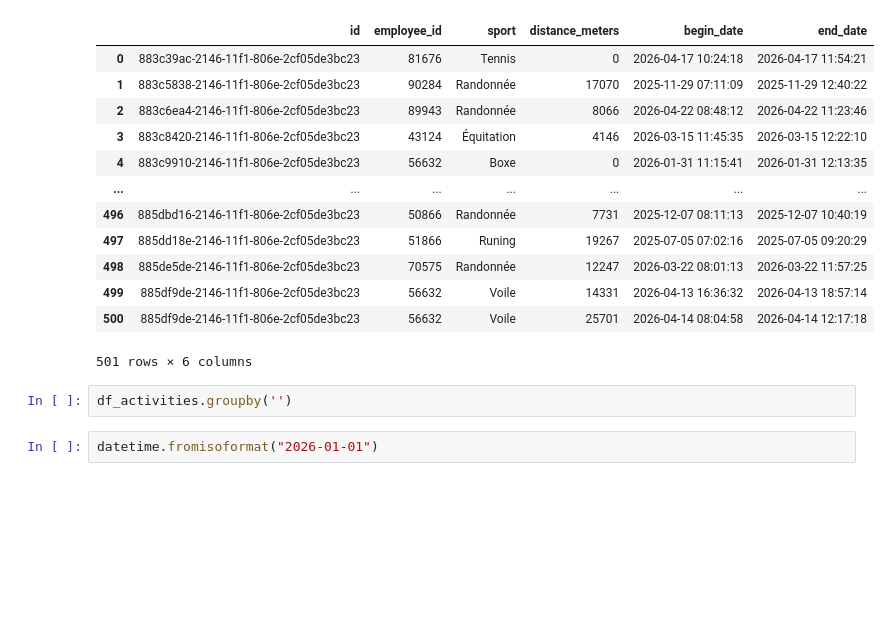
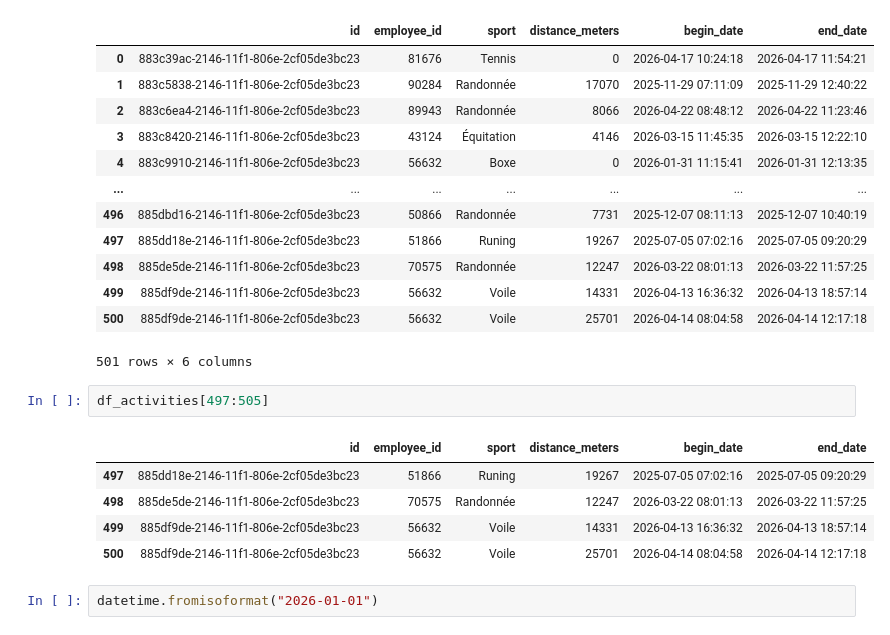
Before and after one commit to day811/OCDE-P12, a Jupyter notebook: notebooks/explore.ipynb, the cells around one changed output. Cells and saved outputs as stored; diff of their text form; blank space fills up the shorter version.

```diff
--- a/notebooks/explore.ipynb
+++ b/notebooks/explore.ipynb
@@ -400,7 +400,13 @@ df_activities
 | 500 | 885df9de-2146-11f1-806e-2cf05de3bc23 | 56632 | Voile | 25701 | 2026-04-14 08:04:58 | 2026-04-14 12:17:18 |
 501 rows × 6 columns
 # %%
-df_activities.groupby('')
+df_activities[497:505]
+# %% [output]
+|  | id | employee_id | sport | distance_meters | begin_date | end_date |
+| 497 | 885dd18e-2146-11f1-806e-2cf05de3bc23 | 51866 | Runing | 19267 | 2025-07-05 07:02:16 | 2025-07-05 09:20:29 |
+| 498 | 885de5de-2146-11f1-806e-2cf05de3bc23 | 70575 | Randonnée | 12247 | 2026-03-22 08:01:13 | 2026-03-22 11:57:25 |
+| 499 | 885df9de-2146-11f1-806e-2cf05de3bc23 | 56632 | Voile | 14331 | 2026-04-13 16:36:32 | 2026-04-13 18:57:14 |
+| 500 | 885df9de-2146-11f1-806e-2cf05de3bc23 | 56632 | Voile | 25701 | 2026-04-14 08:04:58 | 2026-04-14 12:17:18 |
 # %%
 datetime.fromisoformat("2026-01-01")
 # %% [output]
```
